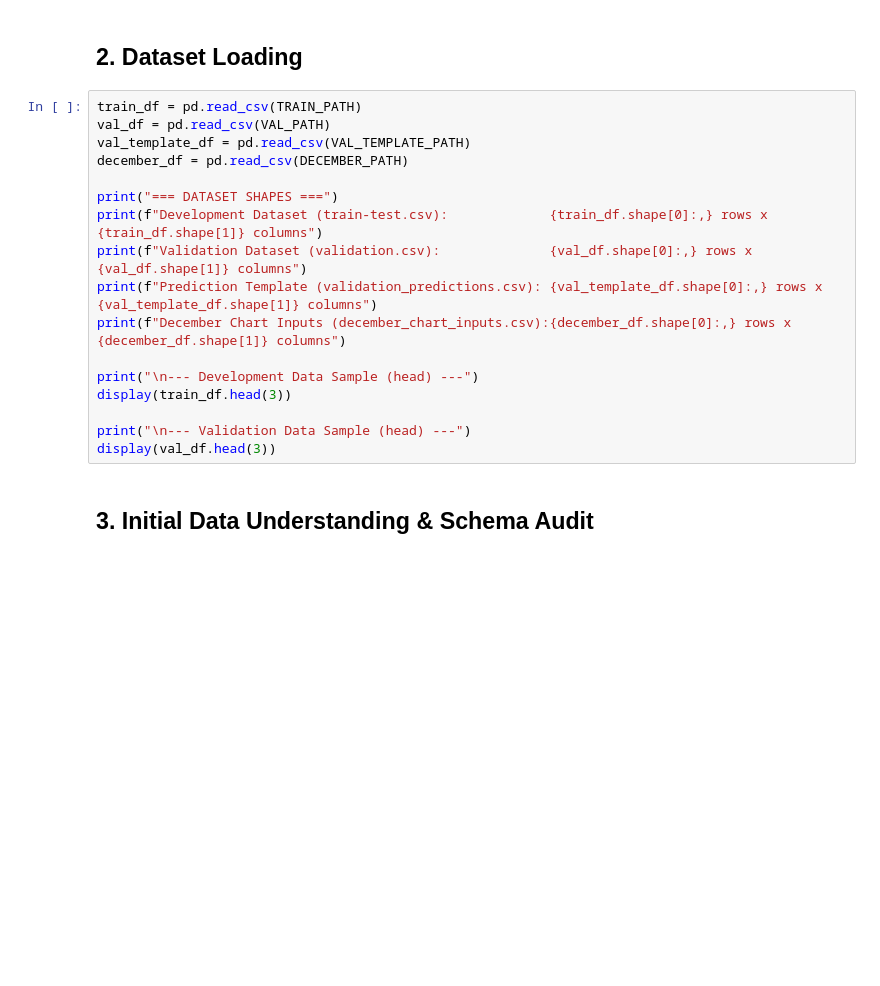
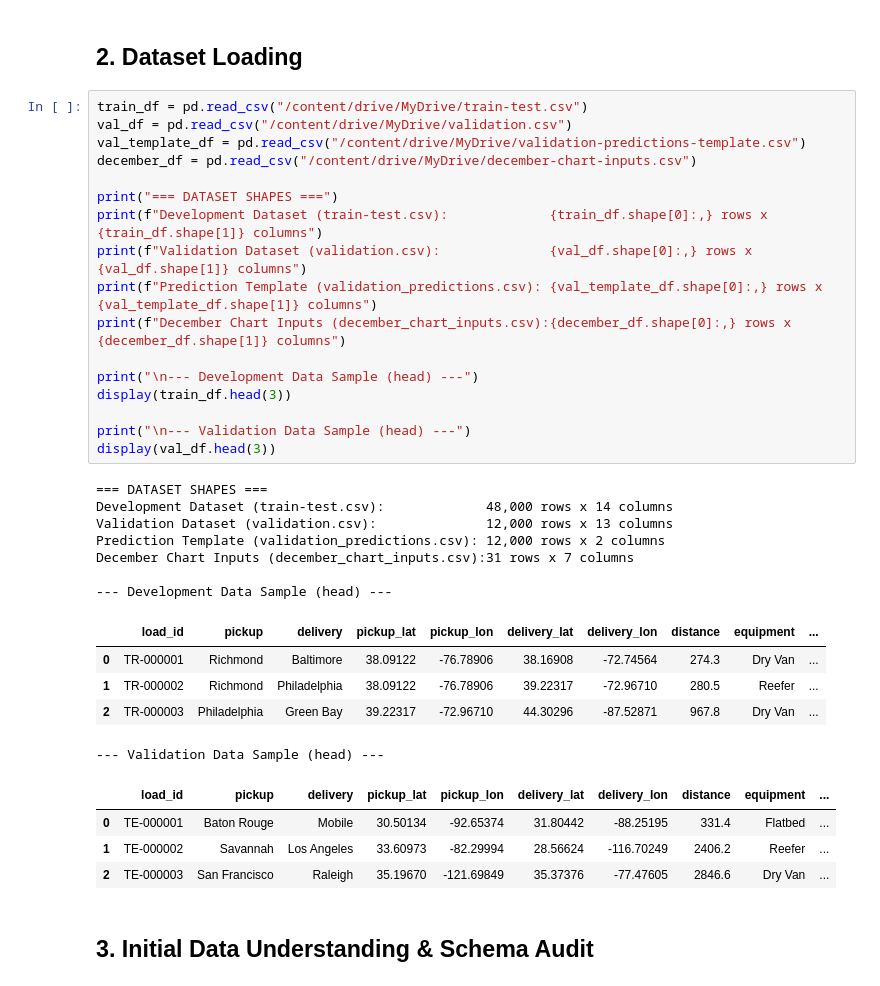
Before and after one commit to vishal-49/ml-assesment, a Jupyter notebook: notebooks/Freight_Rate_ML_Assessment.ipynb, the cells around one changed output. Saved outputs shown, nothing was run; the diff lists cells and outputs as text; blank space fills up the shorter version.

```diff
--- a/notebooks/Freight_Rate_ML_Assessment.ipynb
+++ b/notebooks/Freight_Rate_ML_Assessment.ipynb
@@ -74,22 +77,39 @@ print(f"Environment initialized with RANDOM_STATE = {RANDOM_STATE}")
 # %% [markdown]
 ## 2. Dataset Loading
 # %%
-train_df = pd.read_csv(TRAIN_PATH)
-val_df = pd.read_csv(VAL_PATH)
-val_template_df = pd.read_csv(VAL_TEMPLATE_PATH)
-december_df = pd.read_csv(DECEMBER_PATH)
+train_df = pd.read_csv("/content/drive/MyDrive/train-test.csv")
+val_df = pd.read_csv("/content/drive/MyDrive/validation.csv")
+val_template_df = pd.read_csv("/content/drive/MyDrive/validation-predictions-template.csv")
+december_df = pd.read_csv("/content/drive/MyDrive/december-chart-inputs.csv")
 
 print("=== DATASET SHAPES ===")
 print(f"Development Dataset (train-test.csv):             {train_df.shape[0]:,} rows x {train_df.shape[1]} columns")
 print(f"Validation Dataset (validation.csv):              {val_df.shape[0]:,} rows x {val_df.shape[1]} columns")
 print(f"Prediction Template (validation_predictions.csv): {val_template_df.shape[0]:,} rows x {val_template_df.shape[1]} columns")
 print(f"December Chart Inputs (december_chart_inputs.csv):{december_df.shape[0]:,} rows x {december_df.shape[1]} columns")
 
 print("\n--- Development Data Sample (head) ---")
 display(train_df.head(3))
 
 print("\n--- Validation Data Sample (head) ---")
 display(val_df.head(3))
+# %% [output]
+=== DATASET SHAPES ===
+Development Dataset (train-test.csv):             48,000 rows x 14 columns
+Validation Dataset (validation.csv):              12,000 rows x 13 columns
+Prediction Template (validation_predictions.csv): 12,000 rows x 2 columns
+December Chart Inputs (december_chart_inputs.csv):31 rows x 7 columns
+
+--- Development Data Sample (head) ---
+|  | load_id | pickup | delivery | pickup_lat | pickup_lon | delivery_lat | delivery_lon | distance | equipment | ... |
+| 0 | TR-000001 | Richmond | Baltimore | 38.09122 | -76.78906 | 38.16908 | -72.74564 | 274.3 | Dry Van | ... |
+| 1 | TR-000002 | Richmond | Philadelphia | 38.09122 | -76.78906 | 39.22317 | -72.96710 | 280.5 | Reefer | ... |
+| 2 | TR-000003 | Philadelphia | Green Bay | 39.22317 | -72.96710 | 44.30296 | -87.52871 | 967.8 | Dry Van | ... |
+--- Validation Data Sample (head) ---
+|  | load_id | pickup | delivery | pickup_lat | pickup_lon | delivery_lat | delivery_lon | distance | equipment | ... |
+| 0 | TE-000001 | Baton Rouge | Mobile | 30.50134 | -92.65374 | 31.80442 | -88.25195 | 331.4 | Flatbed | ... |
+| 1 | TE-000002 | Savannah | Los Angeles | 33.60973 | -82.29994 | 28.56624 | -116.70249 | 2406.2 | Reefer | ... |
+| 2 | TE-000003 | San Francisco | Raleigh | 35.19670 | -121.69849 | 35.37376 | -77.47605 | 2846.6 | Dry Van | ... |
 # %% [markdown]
 ## 3. Initial Data Understanding & Schema Audit
 # %%
```
Also changed, not shown: parts of 20 cells of this notebook.
